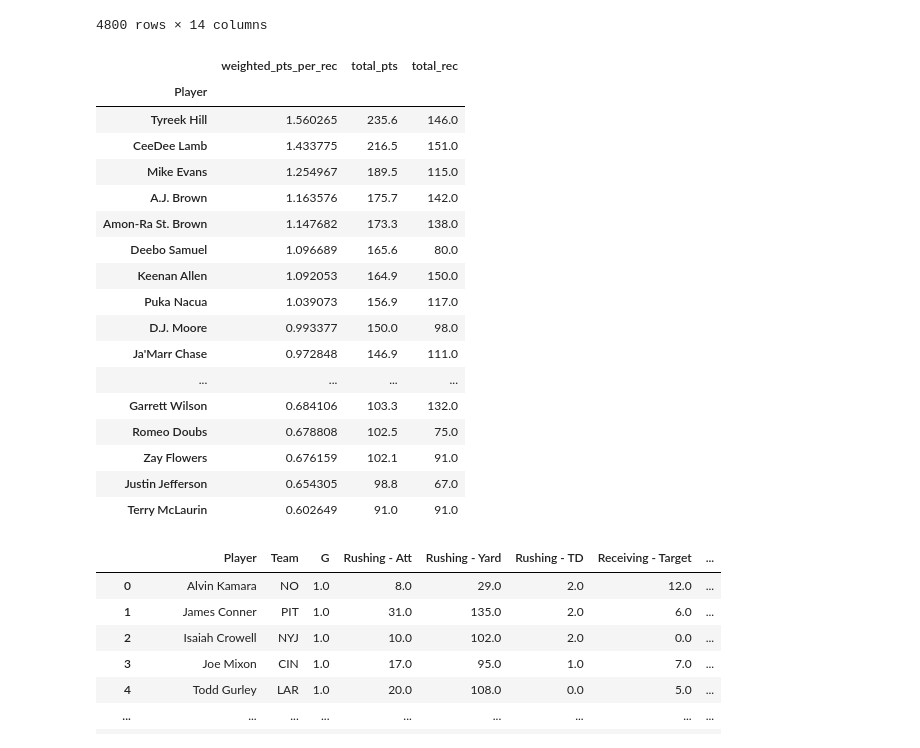
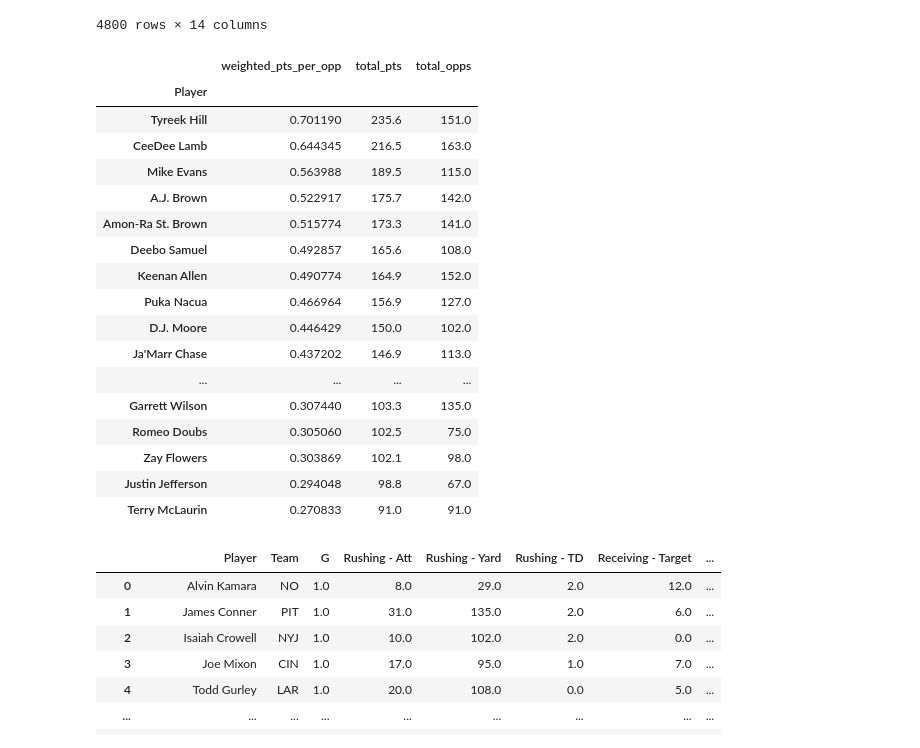
Before and after one commit to wspurgin/fantasy_football_stats, a Jupyter notebook: Fantasy Football Defense Stat Scrapper.ipynb, the cells around one changed output. Drawn from its saved outputs; the diff is of its cells as text; code cells hidden in the pictures.

```diff
--- a/Fantasy Football Defense Stat Scrapper.ipynb
+++ b/Fantasy Football Defense Stat Scrapper.ipynb
@@ -494,36 +488,42 @@ wr_df
 # %%
 wr_df['FPts/Tgt'] = wr_df.FPts / wr_df['Receiving - Target']
 
-
-wr_season_df_gb = wr_df.where(wr_df.Season == wr_df.Season.max()).where(wr_df['Receiving - Target'] != 0).rename(columns={'Receiving - Target': 'RecTgts'}).groupby('Player')
+wr_season_df_gb = (
+    wr_df
+    .assign(FPtsAttempts=(wr_df['Receiving - Target'] + wr_df['Rushing - Att']))
+    .where(wr_df.Season == wr_df.Season.max())
+    .rename(columns={'Receiving - Target': 'RecTgts', 'Rushing - Att': 'RushAtts'})
+    .groupby('Player')
+)
 wr_season_df = wr_season_df_gb
 wr_season_db = wr_season_df
 
-max_total_recp = wr_season_df.RecTgts.sum().to_frame(name="total_recp").total_recp.max()
+max_total_recp = wr_season_df.FPtsAttempts.sum().to_frame(name="total_opps").total_opps.max()
 # weight = wr_season_db.size() / wr_season_db.size().max()
-weight = wr_season_db.RecTgts.sum() / max_total_recp
-temp_df = ((wr_season_db.FPts.sum() / wr_season_db.RecTgts.sum()) * (weight)).to_frame(name='weighted_pts_per_rec')
-wrs_by_weight_points = temp_df.join(wr_season_db.FPts.sum().to_frame(name='total_pts')).join(wr_season_db.RecTgts.sum().to_frame(name='total_rec')).sort_values(by='weighted_pts_per_rec', ascending=False)
+wr_weight = wr_season_db.FPtsAttempts.sum() / max_total_opps
+weight = wr_weight
+temp_df = ((wr_season_db.FPts.sum() / wr_season_db.FPtsAttempts.sum()) * (weight)).to_frame(name='weighted_pts_per_opp')
+wrs_by_weight_points = temp_df.join(wr_season_db.FPts.sum().to_frame(name='total_pts')).join(wr_season_db.FPtsAttempts.sum().to_frame(name='total_opps')).sort_values(by='weighted_pts_per_opp', ascending=False)
 wrs_by_weight_points.head(36)
 # %% [output]
-|  | weighted_pts_per_rec | total_pts | total_rec |
+|  | weighted_pts_per_opp | total_pts | total_opps |
 | Player |  |  |  |
-| Tyreek Hill | 1.560265 | 235.6 | 146.0 |
-| CeeDee Lamb | 1.433775 | 216.5 | 151.0 |
-| Mike Evans | 1.254967 | 189.5 | 115.0 |
-| A.J. Brown | 1.163576 | 175.7 | 142.0 |
-| Amon-Ra St. Brown | 1.147682 | 173.3 | 138.0 |
-| Deebo Samuel | 1.096689 | 165.6 | 80.0 |
-| Keenan Allen | 1.092053 | 164.9 | 150.0 |
-| Puka Nacua | 1.039073 | 156.9 | 117.0 |
-| D.J. Moore | 0.993377 | 150.0 | 98.0 |
-| Ja'Marr Chase | 0.972848 | 146.9 | 111.0 |
+| Tyreek Hill | 0.701190 | 235.6 | 151.0 |
+| CeeDee Lamb | 0.644345 | 216.5 | 163.0 |
+| Mike Evans | 0.563988 | 189.5 | 115.0 |
+| A.J. Brown | 0.522917 | 175.7 | 142.0 |
+| Amon-Ra St. Brown | 0.515774 | 173.3 | 141.0 |
+| Deebo Samuel | 0.492857 | 165.6 | 108.0 |
+| Keenan Allen | 0.490774 | 164.9 | 152.0 |
+| Puka Nacua | 0.466964 | 156.9 | 127.0 |
+| D.J. Moore | 0.446429 | 150.0 | 102.0 |
+| Ja'Marr Chase | 0.437202 | 146.9 | 113.0 |
 | ... | ... | ... | ... |
-| Garrett Wilson | 0.684106 | 103.3 | 132.0 |
-| Romeo Doubs | 0.678808 | 102.5 | 75.0 |
-| Zay Flowers | 0.676159 | 102.1 | 91.0 |
-| Justin Jefferson | 0.654305 | 98.8 | 67.0 |
-| Terry McLaurin | 0.602649 | 91.0 | 91.0 |
+| Garrett Wilson | 0.307440 | 103.3 | 135.0 |
+| Romeo Doubs | 0.305060 | 102.5 | 75.0 |
+| Zay Flowers | 0.303869 | 102.1 | 98.0 |
+| Justin Jefferson | 0.294048 | 98.8 | 67.0 |
+| Terry McLaurin | 0.270833 | 91.0 | 91.0 |
 # %%
 rb_df
 # %% [output]
```
Also changed, not shown: parts of 5 cells of this notebook.
